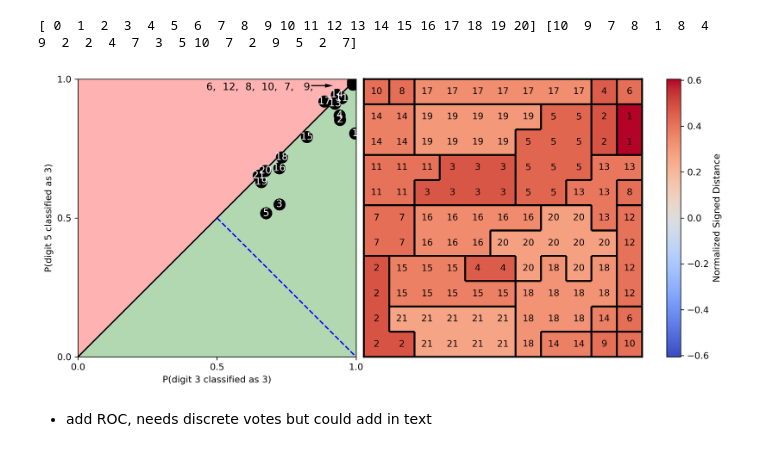
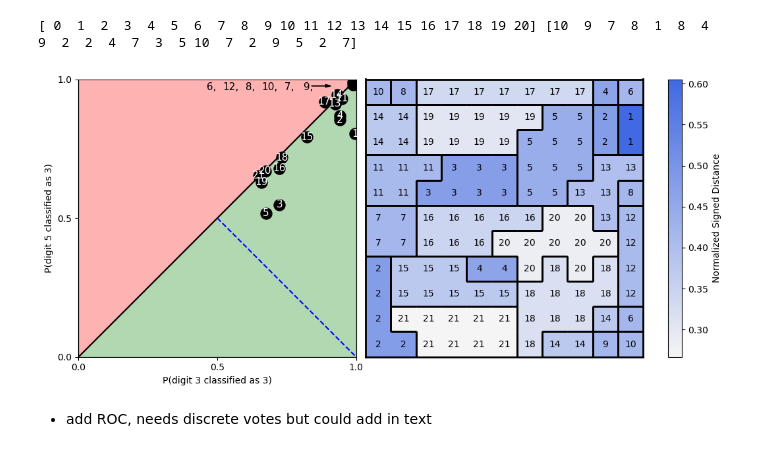
Before and after one commit to PaulHosek/MCM_classifier, a Jupyter notebook: Classifier_1/mcm/paper_plots/plots_indicative_icc.ipynb, the cells around one changed output. Cells and saved outputs as stored; diff of their text form; code cells hidden in the pictures.

```diff
--- a/Classifier_1/mcm/paper_plots/plots_indicative_icc.ipynb
+++ b/Classifier_1/mcm/paper_plots/plots_indicative_icc.ipynb
@@ -271,35 +271,36 @@ for i, (x, y) in enumerate(zip(avg_prob[:, cat_a], avg_prob[:, cat_b])):
         any_topleft = True
     else:
         axs[0].text(x, y, lab, color="white", ha="center", va="center", fontsize=11)
 
 if any_bottomright:
     axs[0].arrow(0.024, 0.18, 0, -0.05, head_width=0.01, head_length=0.02, fc='black', ec='black')
 if any_topleft:
     axs[0].arrow(1-0.16, 1-0.024, 0.05, 0, head_width=0.01, head_length=0.02, fc='black', ec='black')
 
 
 
 
 # other stuff
 axs[0].set_xlabel(f"P(digit {cat_a} classified as {cat_a})")
 axs[0].set_ylabel(f"P(digit {cat_b} classified as {cat_a})")
 axs[0].set_xlim(0, 1)
 axs[0].set_ylim(0, 1)
 plt.subplots_adjust(wspace=-.7)
 axs[1].set_aspect('equal')
+cmap = myplot.cmap_to_gray("royalblue", reverse=True)
 
 
 if mode == "rank":
-    im = myplot.partition_map(plt.gca(), dist_map,ranks,myplot.find_borders(comms), cbar=False)
+    im = myplot.partition_map(plt.gca(), dist_map,ranks,myplot.find_borders(comms), cbar=False, normalise=False,cmap=cmap)
 else:
     im = myplot.partition_map(plt.gca(), dist_map,myplot.int_to_letters(comms),myplot.find_borders(comms), cbar=False)
 
 
 plt.colorbar(im, ax=axs[1]).set_label('Normalized Signed Distance')
 plt.tight_layout()
 plt.savefig(f"./img/decisionboundary_and_map_{cat_a}{cat_b}.png", dpi=300, bbox_inches="tight")
 # %% [output]
-[figure, old version]
+[figure, new version]
 # %% [markdown]
 - add ROC, needs discrete votes but could add in text
 # %% [markdown]
```
Also changed, not shown: 1 other file.
